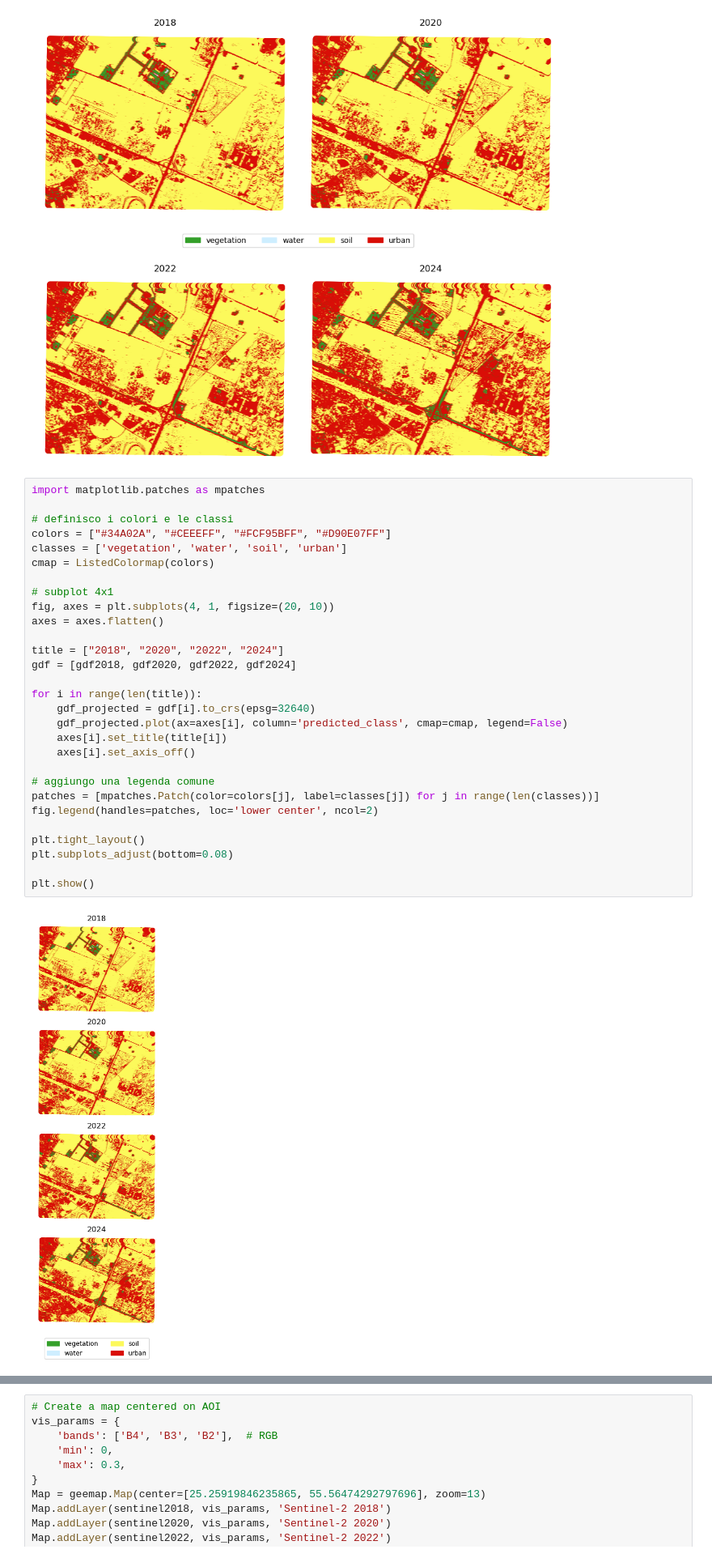
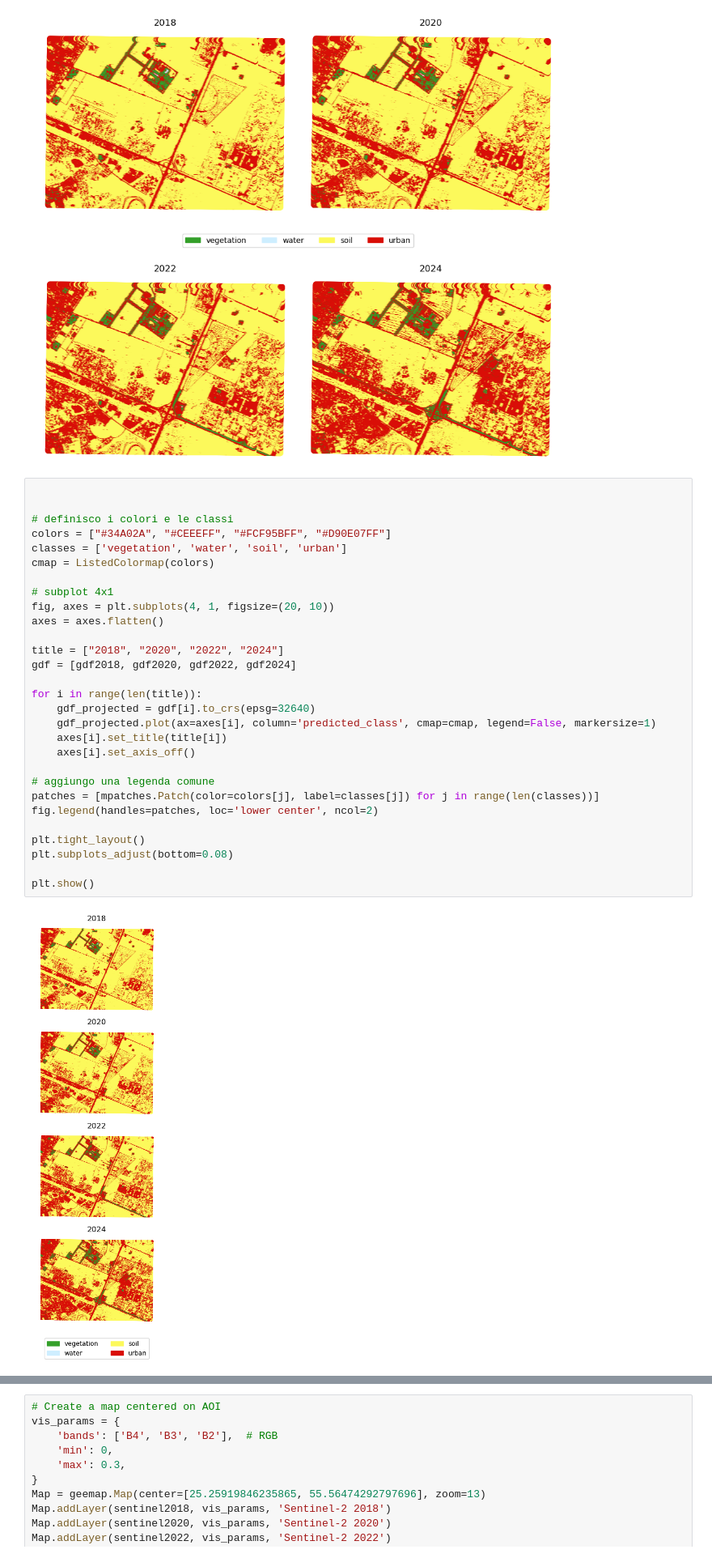
Before and after one commit to SvevaZ/EO_Advanced_project, a Jupyter notebook: Prediction.ipynb, the cells around one changed output, grey strips where cells are left out. Shown at 81% size. Saved outputs shown, nothing was run; the diff lists cells and outputs as text.

```diff
--- a/Prediction.ipynb
+++ b/Prediction.ipynb
@@ -101,36 +101,36 @@ plt.show()
 # %% [output]
 [figure]
 # %%
-import matplotlib.patches as mpatches
+
 
 # definisco i colori e le classi
 colors = ["#34A02A", "#CEEEFF", "#FCF95BFF", "#D90E07FF"]
 classes = ['vegetation', 'water', 'soil', 'urban']
 cmap = ListedColormap(colors)
 
 # subplot 4x1
 fig, axes = plt.subplots(4, 1, figsize=(20, 10))
 axes = axes.flatten()
 
 title = ["2018", "2020", "2022", "2024"]
 gdf = [gdf2018, gdf2020, gdf2022, gdf2024]
 
 for i in range(len(title)):
     gdf_projected = gdf[i].to_crs(epsg=32640)
-    gdf_projected.plot(ax=axes[i], column='predicted_class', cmap=cmap, legend=False)
+    gdf_projected.plot(ax=axes[i], column='predicted_class', cmap=cmap, legend=False, markersize=1)
     axes[i].set_title(title[i])
     axes[i].set_axis_off()
 
 # aggiungo una legenda comune
 patches = [mpatches.Patch(color=colors[j], label=classes[j]) for j in range(len(classes))]
 fig.legend(handles=patches, loc='lower center', ncol=2)
 
 plt.tight_layout()
 plt.subplots_adjust(bottom=0.08)
 
 plt.show()
 # %% [output]
-[figure, old version]
+[figure, new version]
 # %%
 # definisco i colori e le classi
 colors = ["#34A02A", "#CEEEFF", "#FCF95BFF", "#D90E07FF"]
```
Also changed, not shown: parts of 7 cells of this notebook, 2 other files.
